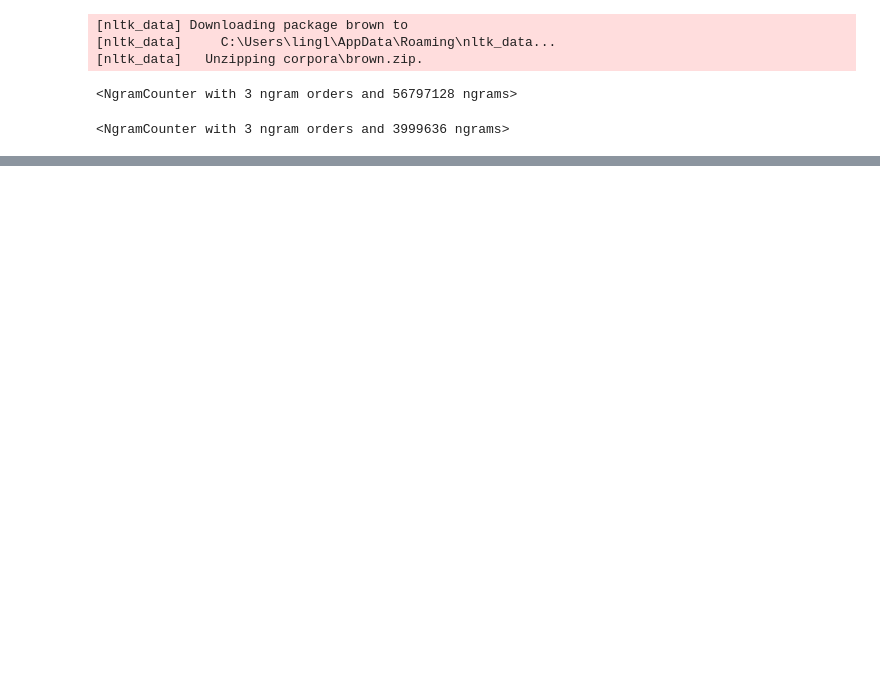
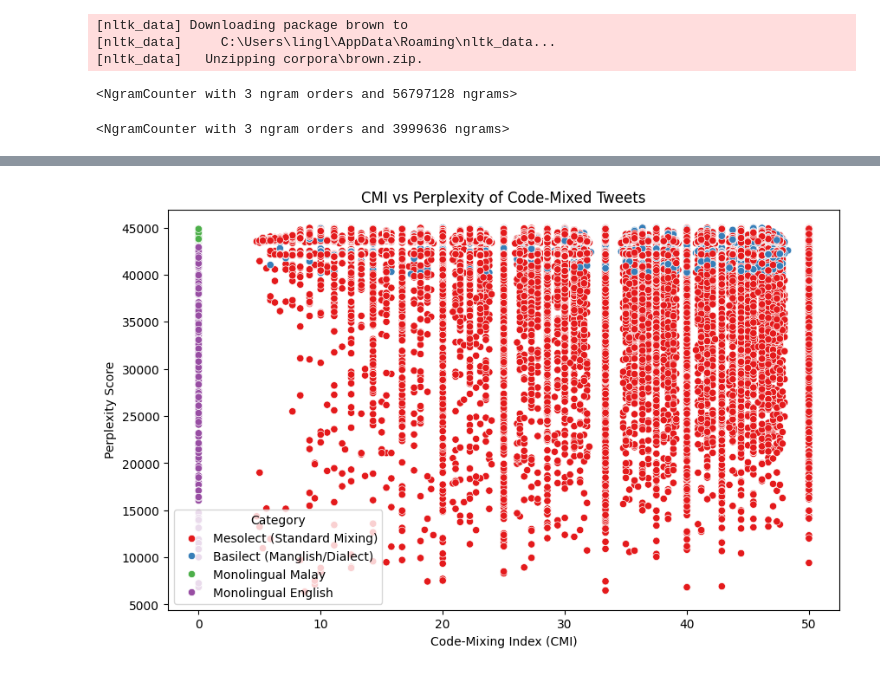
Before and after one commit to QYUUUUU/scientific-programming-python, a Jupyter notebook: main.ipynb, the cells around one changed output, grey strips where cells are left out. Saved outputs shown, nothing was run; the diff lists cells and outputs as text; code cells hidden in the pictures; blank space fills up the shorter version.

```diff
--- a/main.ipynb
+++ b/main.ipynb
@@ -226,6 +228,9 @@ def preprocess_tweets(text):
 
     # Clean tweet-specific noise
     text = p.clean(text)  # removes URLs, mentions, emojis, RT, etc.
+
+    #use regex to clean links that p.clean might miss
+    text = re.sub(r'http\S+|www\S+|https\S+', '', text, flags=re.MULTILINE)
 
     # Tokenize
     tokens = tokenizer.tokenize(text)
@@ -240,6 +245,13 @@ file_path = "tweets/extracted_data0.csv"
 
 df = pd.read_csv(file_path)
 
+
+# Get rid of duplicates
+df = df.drop_duplicates(subset=["tweet_text"])
+
+#Only keep tweets not in English
+df = df[df["tweet_lang"] != "en"]
+
 # -------- clean tweets --------
 df["clean_text"] = df["tweet_text"].apply(preprocess_tweets)
 
@@ -294,7 +336,14 @@ def compute_perplexity(model, text):
     """
     Compute the perplexity of all tweets with the trained n-gram models.
     """
-    pass
+    perplexities = []
+    for tweet in text:
+        tokens = tokenizer.tokenize(tweet)
+        test_ngrams = list(ngrams(tokens, model.order, pad_left=True, pad_right=True,
+                                  left_pad_symbol='<s>', right_pad_symbol='</s>'))
+        perplexity = model.perplexity(test_ngrams)
+        perplexities.append(perplexity)
+    return perplexities
 # %%
 
 # Classify tweets
@@ -305,0 +554,13 @@ def classify_tweets(tweets, english_model, malay_model):
+# %%
+
+# Plot the resuts
+# Plot CMI against perplexity
+plt.figure(figsize=(10, 6))
+sns.scatterplot(data=df_results, x='cmi', y='perplexity', hue='category', palette='Set1')
+plt.title("CMI vs Perplexity of Code-Mixed Tweets")
+plt.xlabel("Code-Mixing Index (CMI)")
+plt.ylabel("Perplexity Score")
+plt.legend(title='Category')
+plt.show()
+# %% [output]
+[figure, added]
```
Also changed, not shown: parts of 5 cells of this notebook.
